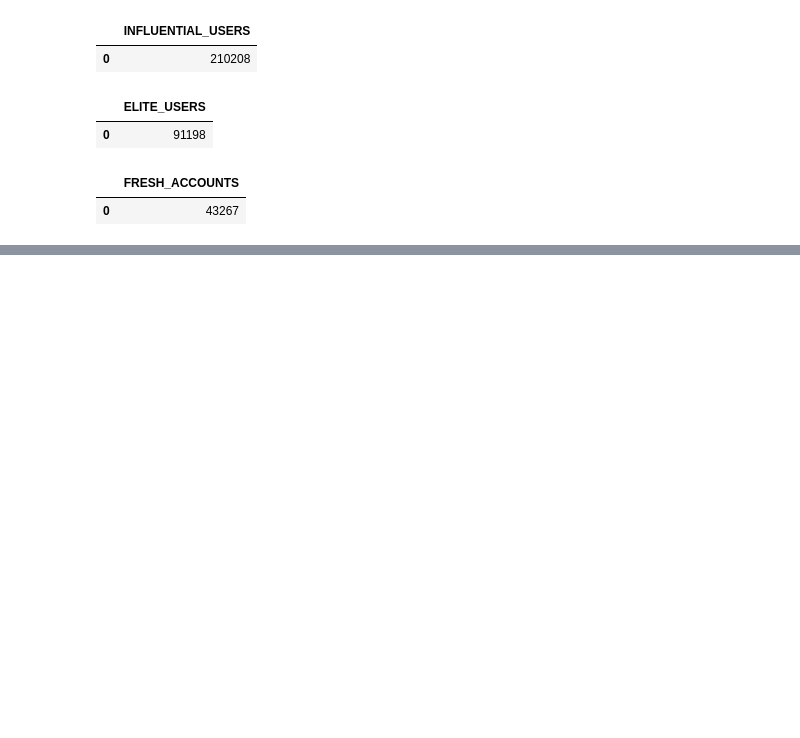
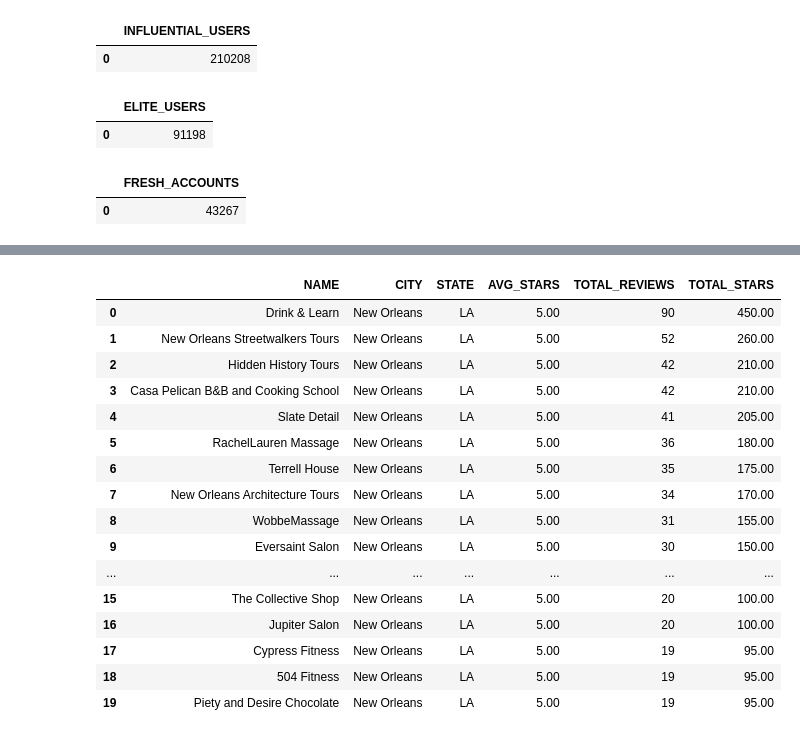
Before and after one commit to KeeganDavis/data-projects, a Jupyter notebook: yelp-reviews/notebooks/sql_queries.ipynb, the cells around one changed output, grey strips where cells are left out. Drawn from its saved outputs; the diff is of its cells as text; code cells hidden in the pictures; blank space fills up the shorter version.

Commit message:
added statements to find highest rated businesses by city and state

```diff
--- a/yelp-reviews/notebooks/sql_queries.ipynb
+++ b/yelp-reviews/notebooks/sql_queries.ipynb
@@ -1096,0 +1142,47 @@ fig.show()
+# %%
+# Highest rated businesses for the selected city by average stars and total stars
+df = cur.execute('''
+                WITH ranked AS (
+                SELECT
+                    yb.name,
+                    yb.city,
+                    yb.state,
+                    ROUND(AVG(yr.stars),2) AS avg_stars,
+                    COUNT(yr.review_id) AS total_reviews
+                FROM yelp_businesses yb
+                JOIN yelp_reviews yr
+                    ON yb.business_id = yr.business_id
+                WHERE yb.city = 'New Orleans'
+                GROUP BY 1, 2, 3
+                )
+                SELECT
+                    name,
+                    city,
+                    state,
+                    avg_stars,
+                    total_reviews,
+                    avg_stars * total_reviews AS total_stars
+                FROM ranked
+                ORDER BY avg_stars DESC, total_reviews DESC
+                LIMIT 20;
+                 ''').fetch_pandas_all()
+
+display(df)
+# %% [output]
+|  | NAME | CITY | STATE | AVG_STARS | TOTAL_REVIEWS | TOTAL_STARS |
+| 0 | Drink & Learn | New Orleans | LA | 5.00 | 90 | 450.00 |
+| 1 | New Orleans Streetwalkers Tours | New Orleans | LA | 5.00 | 52 | 260.00 |
+| 2 | Hidden History Tours | New Orleans | LA | 5.00 | 42 | 210.00 |
+| 3 | Casa Pelican B&B and Cooking School | New Orleans | LA | 5.00 | 42 | 210.00 |
+| 4 | Slate Detail | New Orleans | LA | 5.00 | 41 | 205.00 |
+| 5 | RachelLauren Massage | New Orleans | LA | 5.00 | 36 | 180.00 |
+| 6 | Terrell House | New Orleans | LA | 5.00 | 35 | 175.00 |
+| 7 | New Orleans Architecture Tours | New Orleans | LA | 5.00 | 34 | 170.00 |
+| 8 | WobbeMassage | New Orleans | LA | 5.00 | 31 | 155.00 |
+| 9 | Eversaint Salon | New Orleans | LA | 5.00 | 30 | 150.00 |
+| ... | ... | ... | ... | ... | ... | ... |
+| 15 | The Collective Shop | New Orleans | LA | 5.00 | 20 | 100.00 |
+| 16 | Jupiter Salon | New Orleans | LA | 5.00 | 20 | 100.00 |
+| 17 | Cypress Fitness | New Orleans | LA | 5.00 | 19 | 95.00 |
+| 18 | 504 Fitness | New Orleans | LA | 5.00 | 19 | 95.00 |
+| 19 | Piety and Desire Chocolate | New Orleans | LA | 5.00 | 19 | 95.00 |
```
Also changed, not shown: parts of 2 cells of this notebook.
